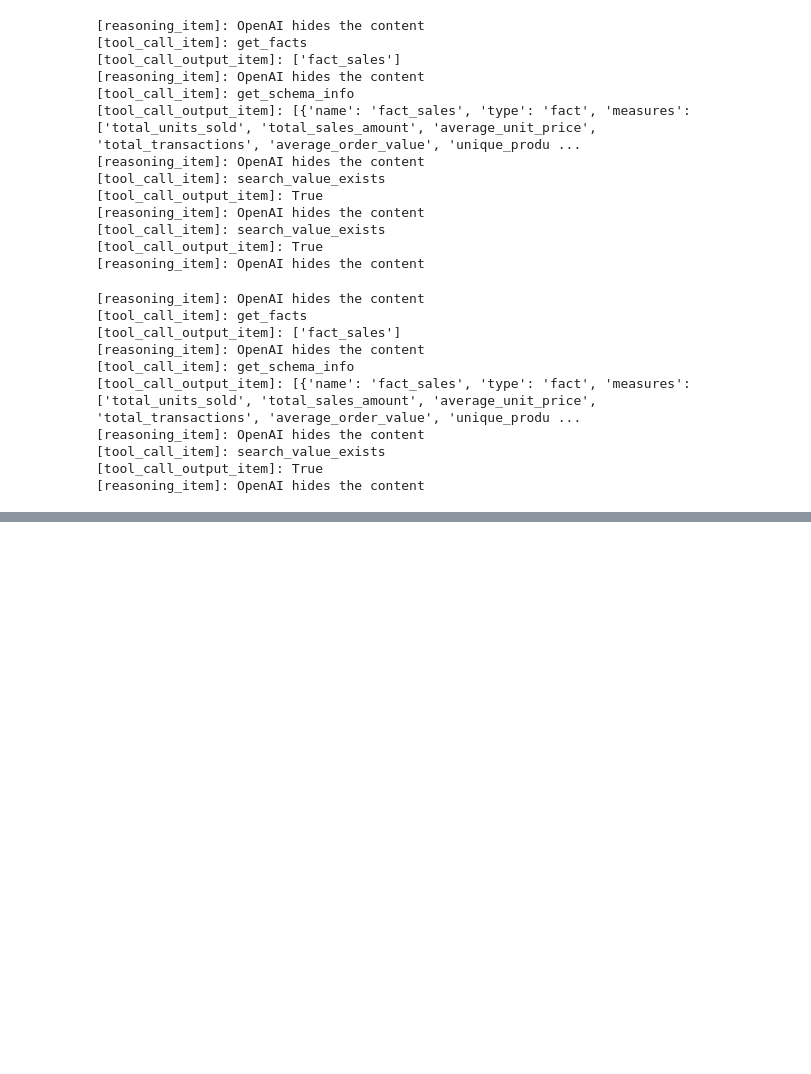
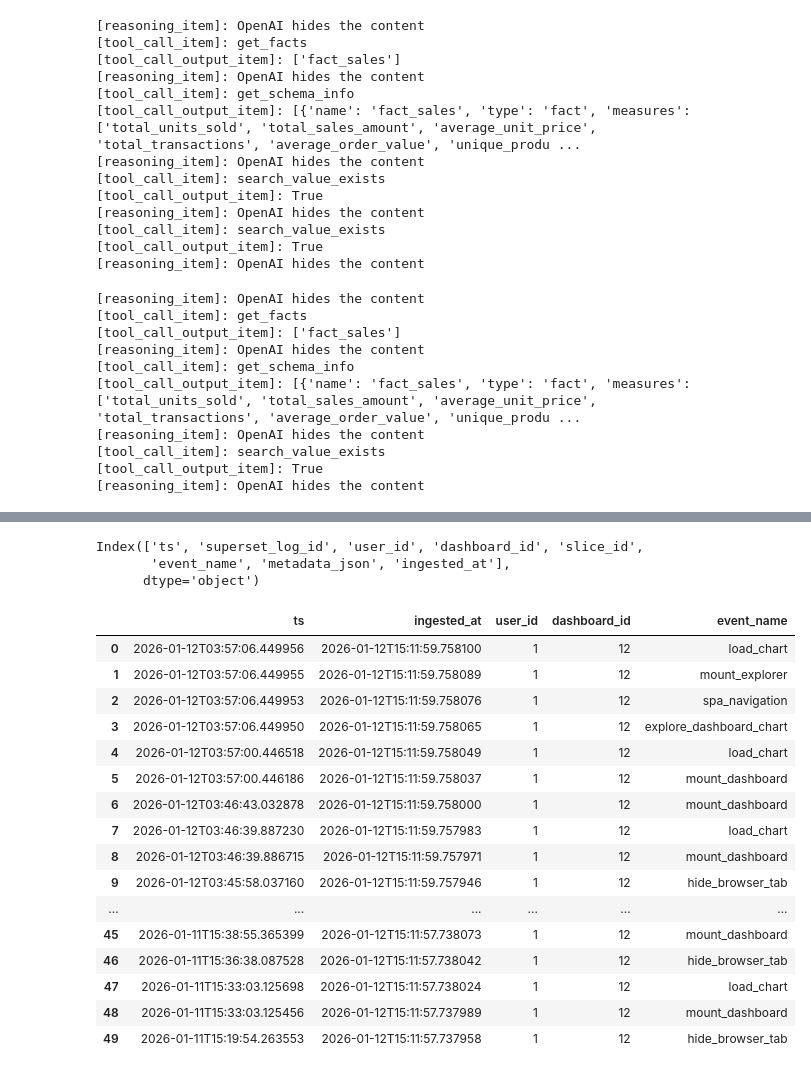
Before and after one commit to simonjisu/TwinBI, a Jupyter notebook: tutorial.ipynb, the cells around one changed output, grey strips where cells are left out. Drawn from its saved outputs; the diff is of its cells as text; code cells hidden in the pictures; blank space fills up the shorter version.

```diff
--- a/tutorial.ipynb
+++ b/tutorial.ipynb
@@ -511,0 +634,41 @@ result.new_items[3].__dict__
+# %%
+import requests
+
+trigger_url = "http://localhost:8000/poller/trigger"
+requests.post(trigger_url, timeout=10).raise_for_status()
+
+url = "http://localhost:8000/superset/interactions"
+params = {} #{"dashboard_id": 12, "limit": 50}
+
+resp = requests.get(url, params=params, timeout=10)
+resp.raise_for_status()
+data = resp.json()
+import pandas as pd
+df = pd.DataFrame(data)
+df.columns
+# %% [output]
+Index(['ts', 'superset_log_id', 'user_id', 'dashboard_id', 'slice_id',
+       'event_name', 'metadata_json', 'ingested_at'],
+      dtype='object')
+# %%
+df.loc[:, ['ts', 'ingested_at', 'user_id', 'dashboard_id', 'event_name',]]
+
+# 2026-01-12T03:57:06.449956
+# %% [output]
+|  | ts | ingested_at | user_id | dashboard_id | event_name |
+| 0 | 2026-01-12T03:57:06.449956 | 2026-01-12T15:11:59.758100 | 1 | 12 | load_chart |
+| 1 | 2026-01-12T03:57:06.449955 | 2026-01-12T15:11:59.758089 | 1 | 12 | mount_explorer |
+| 2 | 2026-01-12T03:57:06.449953 | 2026-01-12T15:11:59.758076 | 1 | 12 | spa_navigation |
+| 3 | 2026-01-12T03:57:06.449950 | 2026-01-12T15:11:59.758065 | 1 | 12 | explore_dashboard_chart |
+| 4 | 2026-01-12T03:57:00.446518 | 2026-01-12T15:11:59.758049 | 1 | 12 | load_chart |
+| 5 | 2026-01-12T03:57:00.446186 | 2026-01-12T15:11:59.758037 | 1 | 12 | mount_dashboard |
+| 6 | 2026-01-12T03:46:43.032878 | 2026-01-12T15:11:59.758000 | 1 | 12 | mount_dashboard |
+| 7 | 2026-01-12T03:46:39.887230 | 2026-01-12T15:11:59.757983 | 1 | 12 | load_chart |
+| 8 | 2026-01-12T03:46:39.886715 | 2026-01-12T15:11:59.757971 | 1 | 12 | mount_dashboard |
+| 9 | 2026-01-12T03:45:58.037160 | 2026-01-12T15:11:59.757946 | 1 | 12 | hide_browser_tab |
+| ... | ... | ... | ... | ... | ... |
+| 45 | 2026-01-11T15:38:55.365399 | 2026-01-12T15:11:57.738073 | 1 | 12 | mount_dashboard |
+| 46 | 2026-01-11T15:36:38.087528 | 2026-01-12T15:11:57.738042 | 1 | 12 | hide_browser_tab |
+| 47 | 2026-01-11T15:33:03.125698 | 2026-01-12T15:11:57.738024 | 1 | 12 | load_chart |
+| 48 | 2026-01-11T15:33:03.125456 | 2026-01-12T15:11:57.737989 | 1 | 12 | mount_dashboard |
+| 49 | 2026-01-11T15:19:54.263553 | 2026-01-12T15:11:57.737958 | 1 | 12 | hide_browser_tab |
```
Also changed, not shown: parts of 14 cells of this notebook, 18 other files.
